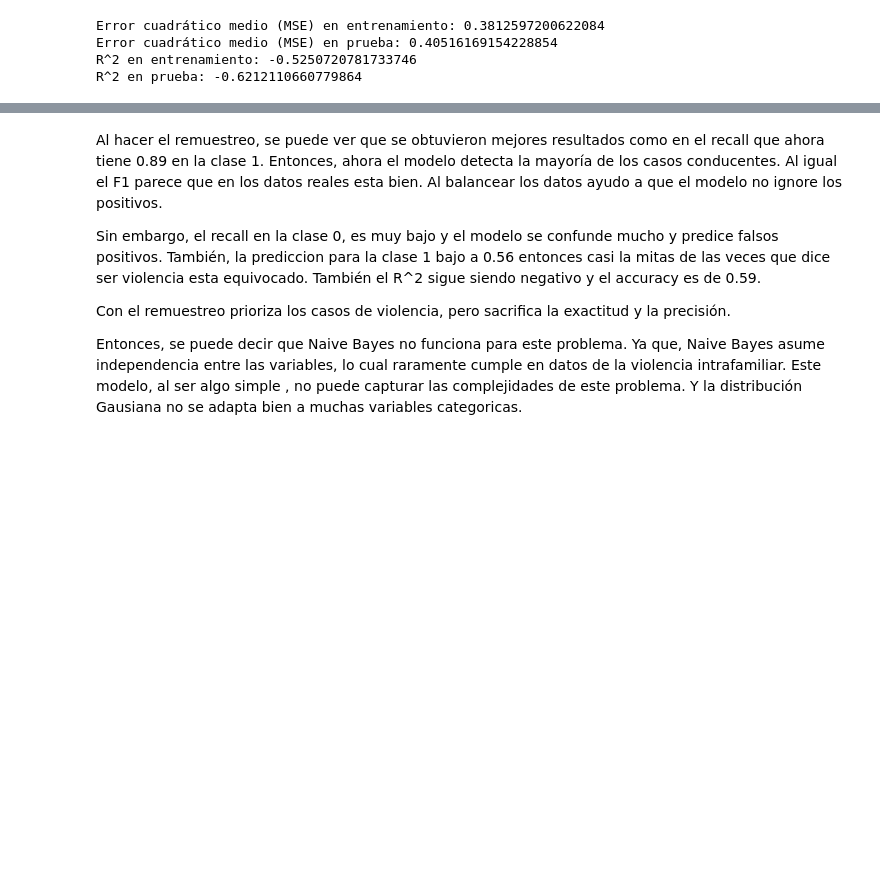
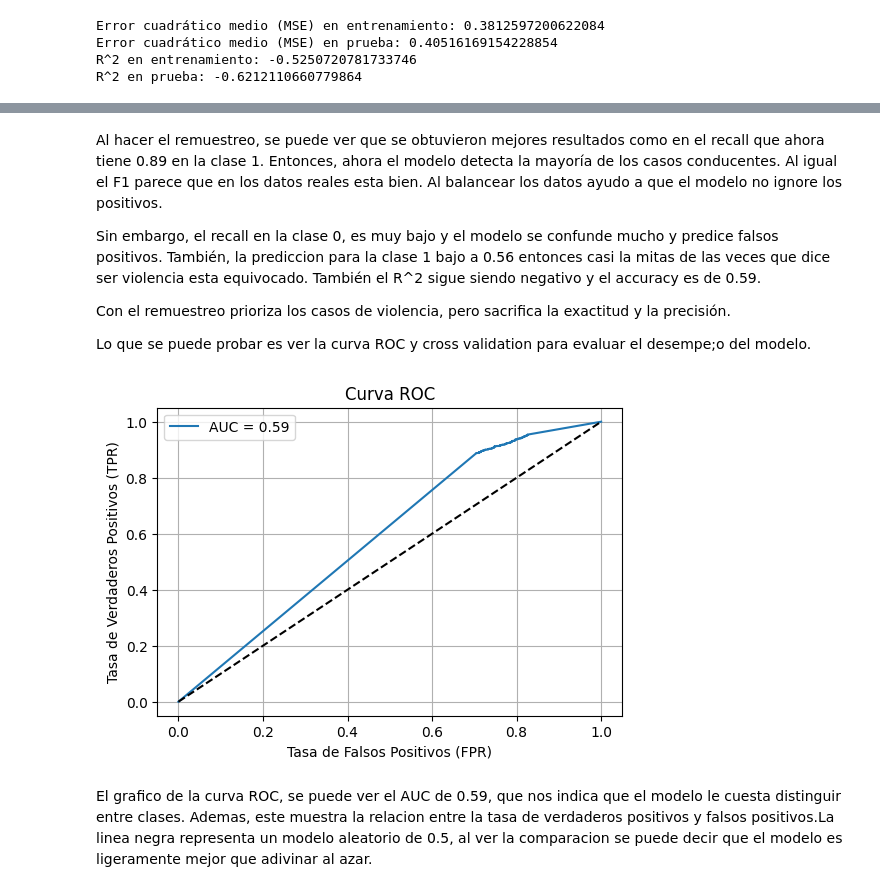
Before and after one commit to angelargd8/Proyecto3-MDD, a Jupyter notebook: naivebayes.ipynb, the cells around one changed output, grey strips where cells are left out. Saved outputs shown, nothing was run; the diff lists cells and outputs as text; code cells hidden in the pictures; blank space fills up the shorter version.

Commit message:
feat: add cross validation, normalizacion into naive bayes

```diff
--- a/naivebayes.ipynb
+++ b/naivebayes.ipynb
@@ -232,4 +232,27 @@ Sin embargo, el recall en la clase 0, es muy bajo y el modelo se confunde mucho
 
 Con el remuestreo prioriza los casos de violencia, pero sacrifica la exactitud y la precisión.
 
-Entonces, se puede decir que Naive Bayes no funciona para este problema. Ya que, Naive Bayes asume independencia entre las variables, lo cual raramente cumple en datos de la violencia intrafamiliar. Este modelo, al ser algo simple , no puede capturar las complejidades de este problema. Y la distribución Gausiana no se adapta bien a muchas variables categoricas.
+Lo que se puede probar es ver la curva ROC y cross validation para evaluar el desempe;o del modelo.
+# %%
+from sklearn.metrics import roc_curve, roc_auc_score, precision_recall_fscore_support, ConfusionMatrixDisplay, RocCurveDisplay
+# Obtener probabilidades de clase positiva
+y_prob = pipeline.predict_proba(X_test)[:, 1]
+
+# Calcular curva ROC
+fpr, tpr, thresholds = roc_curve(y_test, y_prob)
+auc = roc_auc_score(y_test, y_prob)
+
+# Visualización
+plt.figure(figsize=(6, 4))
+plt.plot(fpr, tpr, label=f'AUC = {auc:.2f}')
+plt.plot([0, 1], [0, 1], 'k--')  # Línea base
+plt.xlabel('Tasa de Falsos Positivos (FPR)')
+plt.ylabel('Tasa de Verdaderos Positivos (TPR)')
+plt.title('Curva ROC')
+plt.legend()
+plt.grid(True)
+plt.show()
+# %% [output]
+[figure, added]
+# %% [markdown]
+El grafico de la curva ROC, se puede ver el AUC de 0.59, que nos indica que el modelo le cuesta distinguir entre clases. Ademas, este muestra la relacion entre la tasa de verdaderos positivos y falsos positivos.La linea negra representa un modelo aleatorio de 0.5, al ver la comparacion se puede decir que el modelo es ligeramente mejor que adivinar al azar.
```
Also changed, not shown: parts of 5 cells of this notebook.
